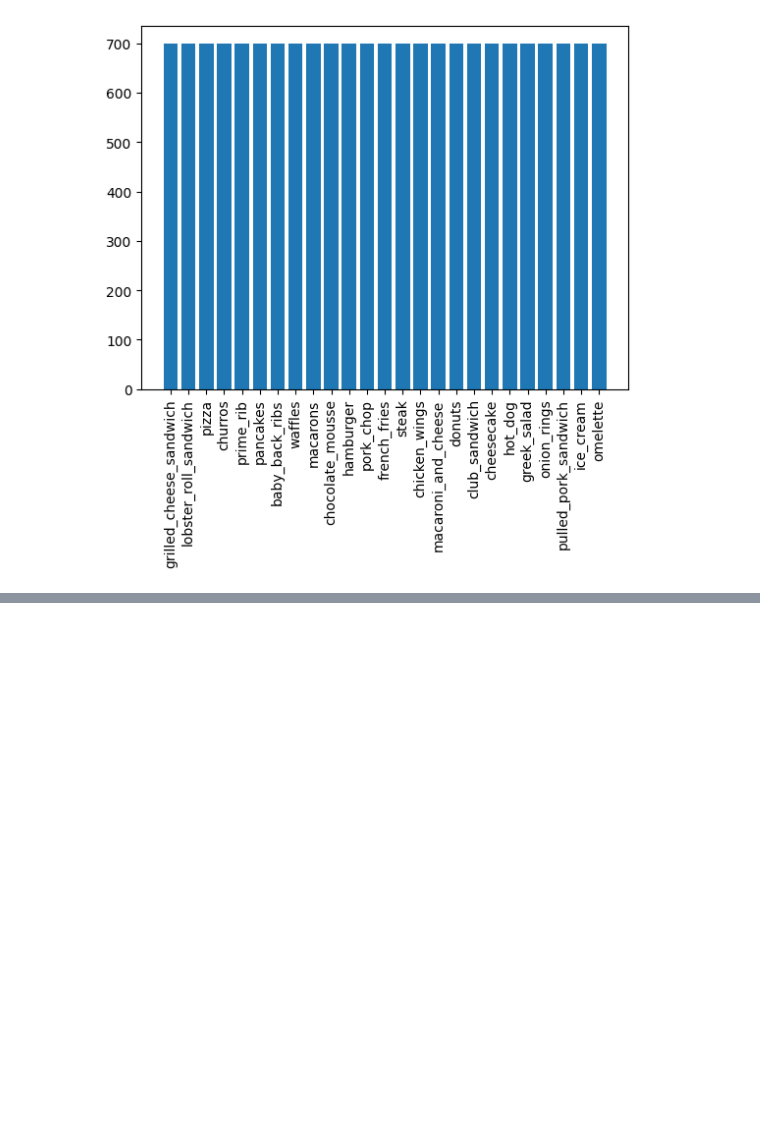
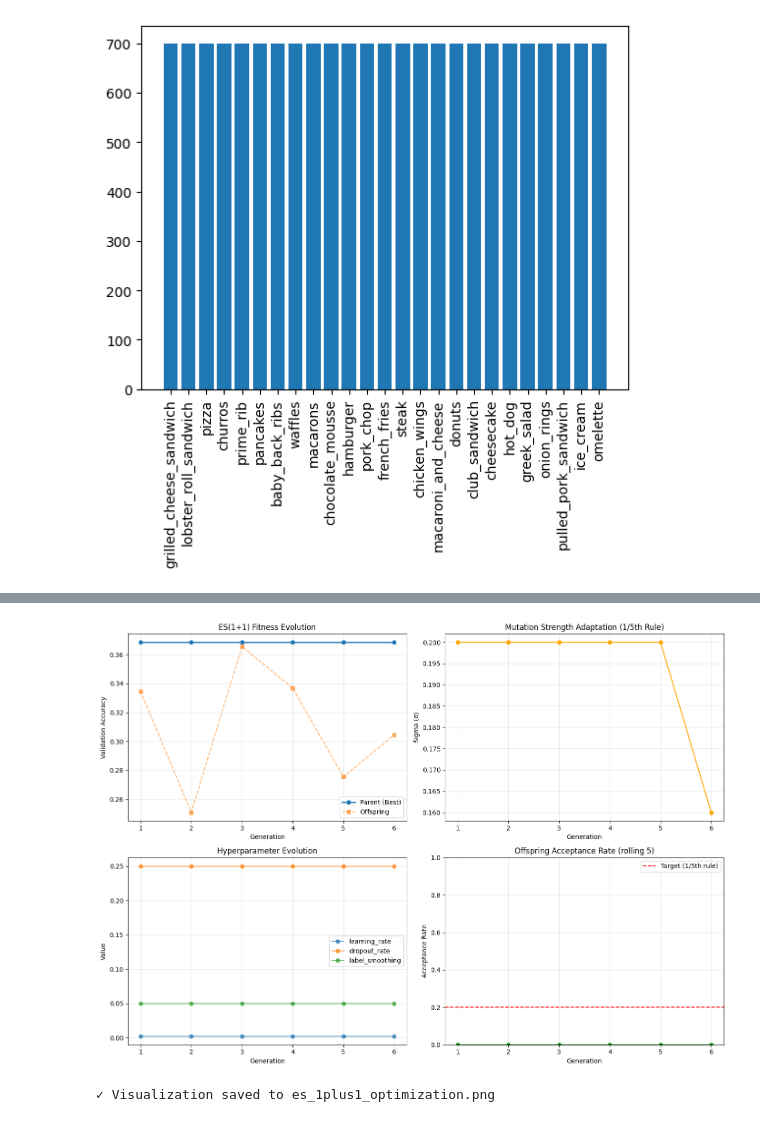
Before and after one commit to HAR5HA-7663/MCS-5993-Evolutionary-Computation-and-Deep-Learning, a Jupyter notebook: Term-project[Deep Food image classifier]/FoodClassifier.ipynb, the cells around one changed output, grey strips where cells are left out. Drawn from its saved outputs; the diff is of its cells as text; code cells hidden in the pictures; blank space fills up the shorter version.

```diff
--- a/Term-project[Deep Food image classifier]/FoodClassifier.ipynb
+++ b/Term-project[Deep Food image classifier]/FoodClassifier.ipynb
@@ -318,12 +385,15 @@ Found 3750 files belonging to 25 classes.
 # %%
 from tensorflow.keras import layers
+
+# Enhanced augmentation for better generalization
 aug = tf.keras.Sequential([
     layers.RandomFlip("horizontal"),
     layers.RandomRotation(0.05),
     layers.RandomZoom(0.1),
-    layers.RandomContrast(0.2),
+    layers.RandomContrast(0.1),
 ])
 train_ds = train_ds.map(lambda x, y: (aug(x, training=True), y),
+
                         num_parallel_calls=AUTOTUNE)
 # %% [output]
 WARNING:tensorflow:Using a while_loop for converting RngReadAndSkip cause there is no registered converter for this op.
@@ -499,0 +824,15 @@ plt.bar(counts.keys(), counts.values()); plt.xticks(rotation=90)
+# %%
+# Run ES(1+1) optimization
+# MEMORY OPTIMIZED: Reduced to 10 epochs/generation to prevent OOM
+# Estimated time: 2-4 hours with 15 generations
+
+best_hp, es_history = es_1plus1_optimization(
+    initial_hp=parent_hp,
+    max_generations=10,  # Reduced from 20 to save time
+    initial_sigma=0.2,
+)
+
+# Save results
+es_df = pd.DataFrame(es_history)
+es_df.to_csv("es_1plus1_history.csv", index=False)
+print("\n✓ ES(1+1) history saved to es_1plus1_history.csv")
@@ -499,0 +857,54 @@ plt.bar(counts.keys(), counts.values()); plt.xticks(rotation=90)
+# %%
+# Visualize ES(1+1) optimization progress
+fig, axes = plt.subplots(2, 2, figsize=(14, 10))
+
+# Plot 1: Fitness over generations
+ax = axes[0, 0]
+ax.plot(es_df['generation'], es_df['parent_fitness'], 'o-', label='Parent (Best)', linewidth=2)
+ax.plot(es_df['generation'], es_df['offspring_fitness'], 's--', alpha=0.6, label='Offspring')
+ax.set_xlabel('Generation')
+ax.set_ylabel('Validation Accuracy')
+ax.set_title('ES(1+1) Fitness Evolution')
+ax.legend()
+ax.grid(True, alpha=0.3)
+
+# Plot 2: Mutation strength (sigma) adaptation
+ax = axes[0, 1]
+ax.plot(es_df['generation'], es_df['sigma'], 'o-', color='orange')
+ax.set_xlabel('Generation')
+ax.set_ylabel('Sigma (σ)')
+ax.set_title('Mutation Strength Adaptation (1/5th Rule)')
+ax.grid(True, alpha=0.3)
+
+# Plot 3: Hyperparameter evolution
+ax = axes[1, 0]
+for hp_name in ['learning_rate', 'dropout_rate', 'label_smoothing']:
+    if hp_name in es_df.columns:
+        ax.plot(es_df['generation'], es_df[hp_name], 'o-', label=hp_name, alpha=0.7)
+ax.set_xlabel('Generation')
+ax.set_ylabel('Value')
+ax.set_title('Hyperparameter Evolution')
+ax.legend()
+ax.grid(True, alpha=0.3)
+
+# Plot 4: Acceptance rate
+ax = axes[1, 1]
+window = 5
+rolling_acceptance = es_df['accepted'].rolling(window=window, min_periods=1).mean()
+ax.plot(es_df['generation'], rolling_acceptance, 'o-', color='green')
+ax.axhline(y=0.2, color='r', linestyle='--', label='Target (1/5th rule)')
+ax.set_xlabel('Generation')
+ax.set_ylabel('Acceptance Rate')
+ax.set_title(f'Offspring Acceptance Rate (rolling {window})')
+ax.legend()
+ax.grid(True, alpha=0.3)
+ax.set_ylim(0, 1)
+
+plt.tight_layout()
+plt.savefig('es_1plus1_optimization.png', dpi=150, bbox_inches='tight')
+plt.show()
+
+print(f"✓ Visualization saved to es_1plus1_optimization.png")
+# %% [output]
+[figure, added]
+✓ Visualization saved to es_1plus1_optimization.png
```
Also changed, not shown: parts of 20 cells of this notebook, 2 other files.
